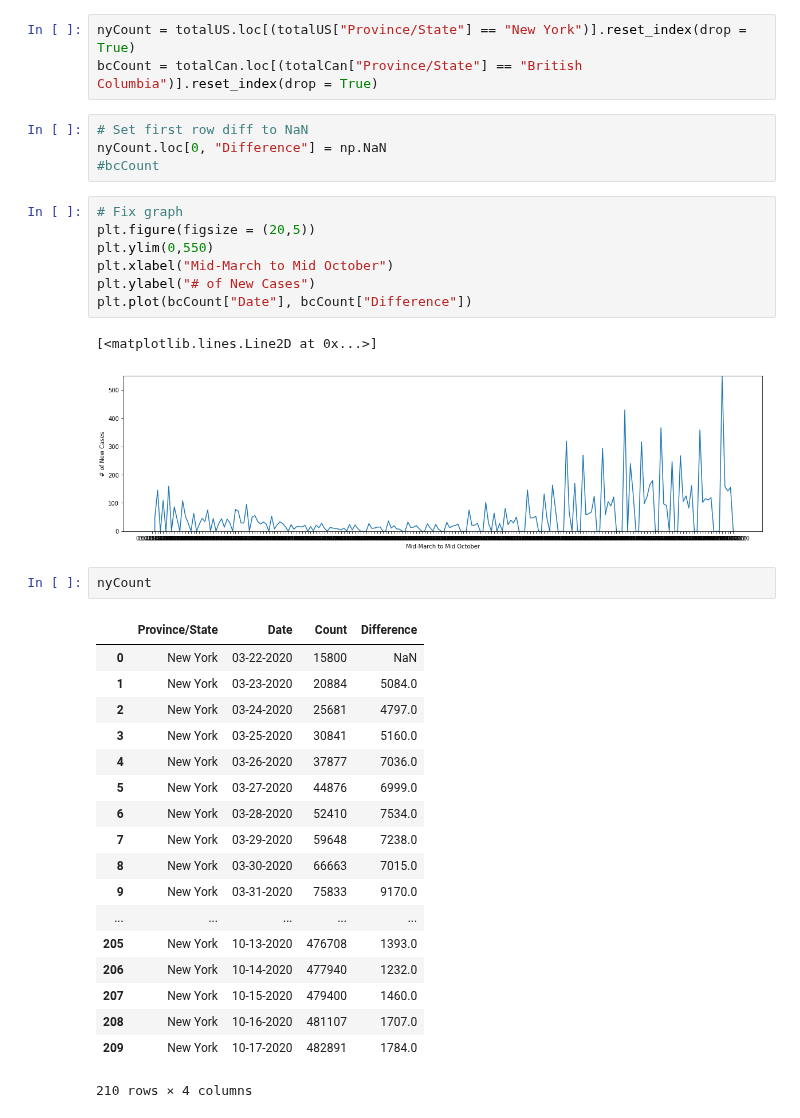
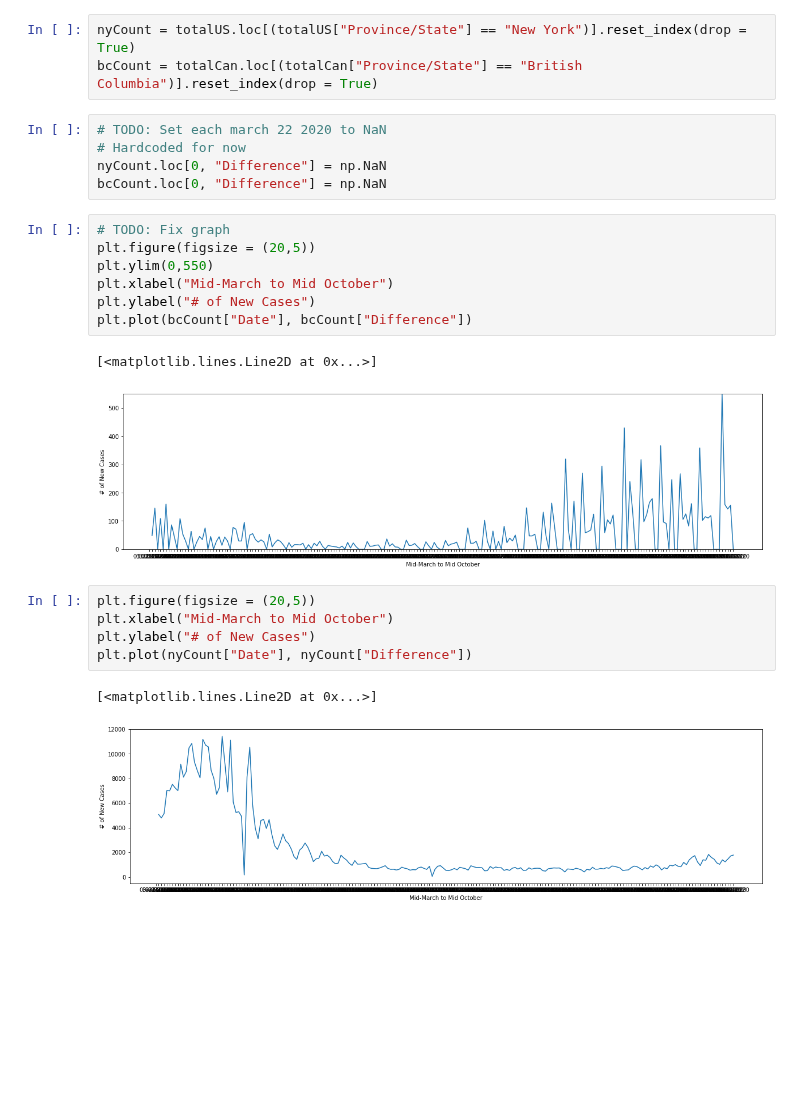
Before and after one commit to clement-ip/covid-airport-travel, a Jupyter notebook: analyze_covid.ipynb, the cells around one changed output. Saved outputs shown, nothing was run; the diff lists cells and outputs as text; blank space fills up the shorter version.

Commit message:
More analysis done to covid data. TODO: Work on transferring over dataframes to analyze_both.ipynb

```diff
--- a/analyze_covid.ipynb
+++ b/analyze_covid.ipynb
@@ -59,11 +61,12 @@ totalUS['Difference'] = totalUS['Count'] - temp['Count']
 nyCount = totalUS.loc[(totalUS["Province/State"] == "New York")].reset_index(drop = True)
 bcCount = totalCan.loc[(totalCan["Province/State"] == "British Columbia")].reset_index(drop = True)
 # %%
-# Set first row diff to NaN
+# TODO: Set each march 22 2020 to NaN
+# Hardcoded for now
 nyCount.loc[0, "Difference"] = np.NaN
-#bcCount
+bcCount.loc[0, "Difference"] = np.NaN
 # %%
-# Fix graph
+# TODO: Fix graph
 plt.figure(figsize = (20,5))
 plt.ylim(0,550)
 plt.xlabel("Mid-March to Mid October")
@@ -72,24 +75,11 @@ plt.plot(bcCount["Date"], bcCount["Difference"])
 # %% [output]
 [<matplotlib.lines.Line2D at 0x...>]
 [figure]
-# %%
-nyCount
-# %% [output]
-|  | Province/State | Date | Count | Difference |
-| 0 | New York | 03-22-2020 | 15800 | NaN |
-| 1 | New York | 03-23-2020 | 20884 | 5084.0 |
-| 2 | New York | 03-24-2020 | 25681 | 4797.0 |
-| 3 | New York | 03-25-2020 | 30841 | 5160.0 |
-| 4 | New York | 03-26-2020 | 37877 | 7036.0 |
-| 5 | New York | 03-27-2020 | 44876 | 6999.0 |
-| 6 | New York | 03-28-2020 | 52410 | 7534.0 |
-| 7 | New York | 03-29-2020 | 59648 | 7238.0 |
-| 8 | New York | 03-30-2020 | 66663 | 7015.0 |
-| 9 | New York | 03-31-2020 | 75833 | 9170.0 |
-| ... | ... | ... | ... | ... |
-| 205 | New York | 10-13-2020 | 476708 | 1393.0 |
-| 206 | New York | 10-14-2020 | 477940 | 1232.0 |
-| 207 | New York | 10-15-2020 | 479400 | 1460.0 |
-| 208 | New York | 10-16-2020 | 481107 | 1707.0 |
-| 209 | New York | 10-17-2020 | 482891 | 1784.0 |
-210 rows × 4 columns
+# %%
+plt.figure(figsize = (20,5))
+plt.xlabel("Mid-March to Mid October")
+plt.ylabel("# of New Cases")
+plt.plot(nyCount["Date"], nyCount["Difference"])
+# %% [output]
+[<matplotlib.lines.Line2D at 0x...>]
+[figure, added]
```
Also changed, not shown: parts of 6 cells of this notebook, 5 other files.
